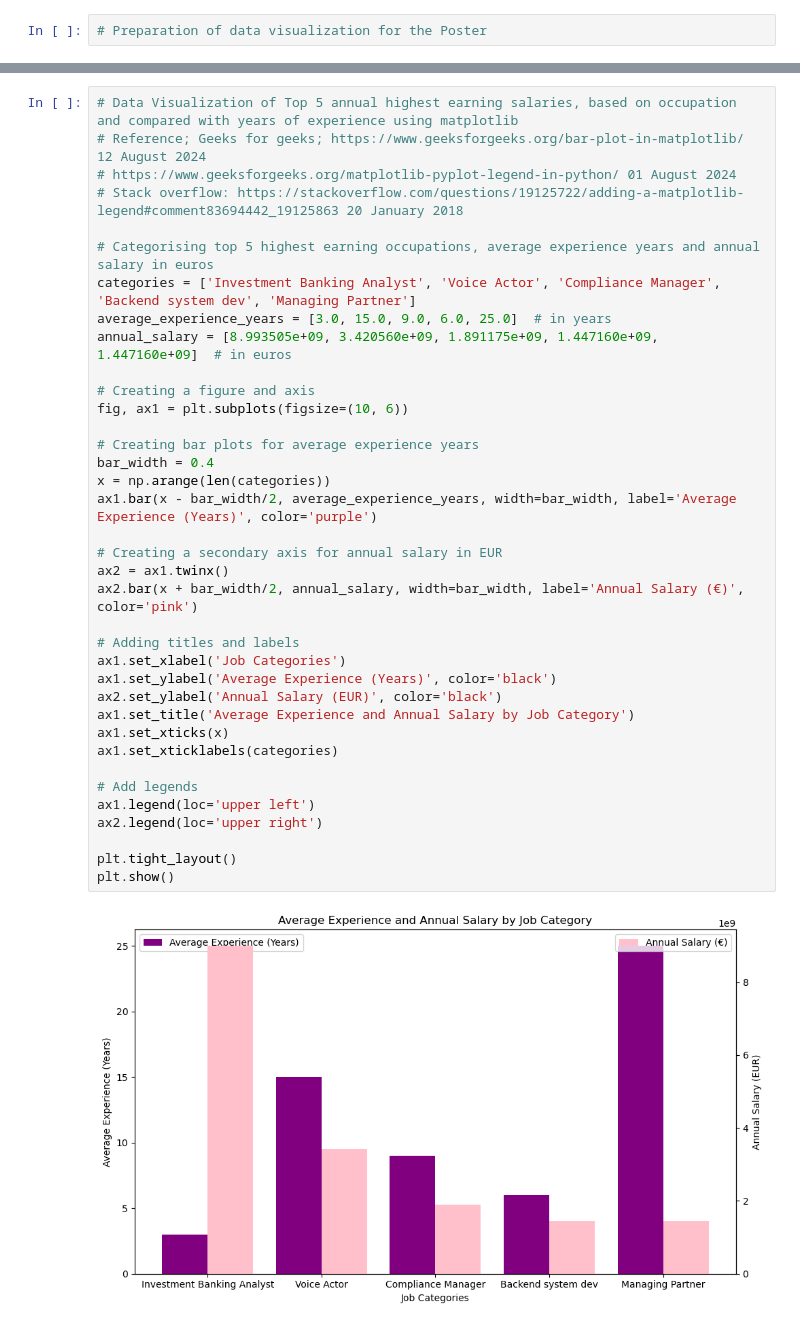
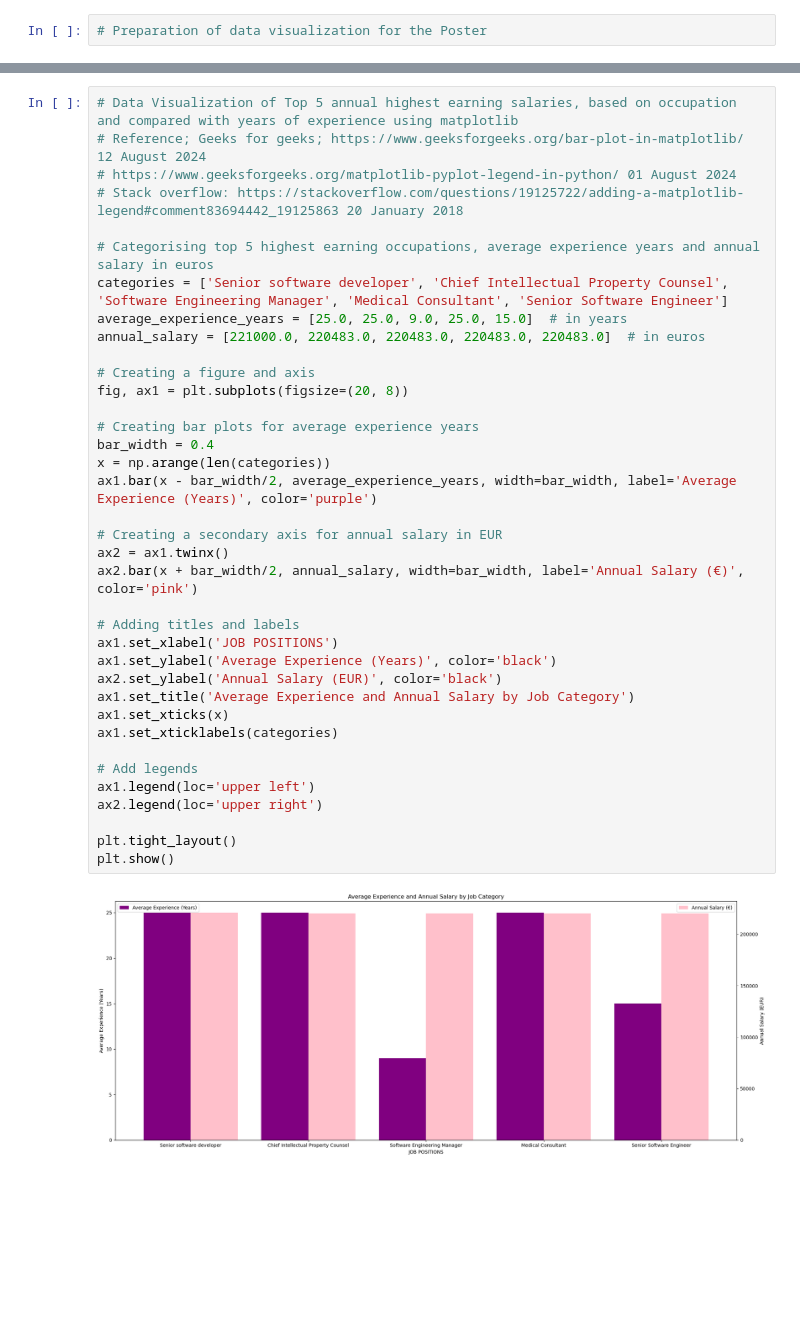
Before and after one commit to pta20037/CA1_SalarySurvey, a Jupyter notebook: CA1_SalarySurvey.ipynb, the cells around one changed output, grey strips where cells are left out. Cells and saved outputs as stored; diff of their text form; blank space fills up the shorter version.

```diff
--- a/CA1_SalarySurvey.ipynb
+++ b/CA1_SalarySurvey.ipynb
@@ -827,36 +848,36 @@ print(top_5_salaries)
 # https://www.geeksforgeeks.org/matplotlib-pyplot-legend-in-python/ 01 August 2024
 # Stack overflow: https://stackoverflow.com/questions/19125722/adding-a-matplotlib-legend#comment83694442_19125863 20 January 2018
 
 # Categorising top 5 highest earning occupations, average experience years and annual salary in euros
-categories = ['Investment Banking Analyst', 'Voice Actor', 'Compliance Manager', 'Backend system dev', 'Managing Partner']
-average_experience_years = [3.0, 15.0, 9.0, 6.0, 25.0]  # in years
-annual_salary = [8.993505e+09, 3.420560e+09, 1.891175e+09, 1.447160e+09, 1.447160e+09]  # in euros
+categories = ['Senior software developer', 'Chief Intellectual Property Counsel', 'Software Engineering Manager', 'Medical Consultant', 'Senior Software Engineer']
+average_experience_years = [25.0, 25.0, 9.0, 25.0, 15.0]  # in years
+annual_salary = [221000.0, 220483.0, 220483.0, 220483.0, 220483.0]  # in euros
 
 # Creating a figure and axis
-fig, ax1 = plt.subplots(figsize=(10, 6))
+fig, ax1 = plt.subplots(figsize=(20, 8))
 
 # Creating bar plots for average experience years
 bar_width = 0.4
 x = np.arange(len(categories))
 ax1.bar(x - bar_width/2, average_experience_years, width=bar_width, label='Average Experience (Years)', color='purple')
 
 # Creating a secondary axis for annual salary in EUR
 ax2 = ax1.twinx()
 ax2.bar(x + bar_width/2, annual_salary, width=bar_width, label='Annual Salary (€)', color='pink')
 
 # Adding titles and labels
-ax1.set_xlabel('Job Categories')
+ax1.set_xlabel('JOB POSITIONS')
 ax1.set_ylabel('Average Experience (Years)', color='black')
 ax2.set_ylabel('Annual Salary (EUR)', color='black')
 ax1.set_title('Average Experience and Annual Salary by Job Category')
 ax1.set_xticks(x)
 ax1.set_xticklabels(categories)
 
 # Add legends
 ax1.legend(loc='upper left')
 ax2.legend(loc='upper right')
 
 plt.tight_layout()
 plt.show()
 # %% [output]
-[figure, old version]
+[figure, new version]
```
Also changed, not shown: parts of 24 cells of this notebook, 1 other file.
